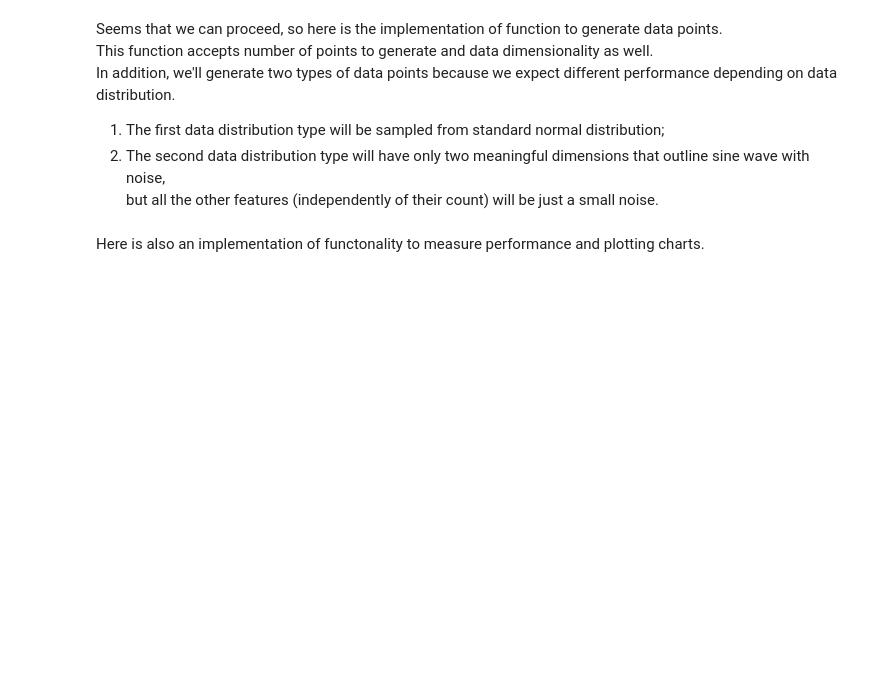
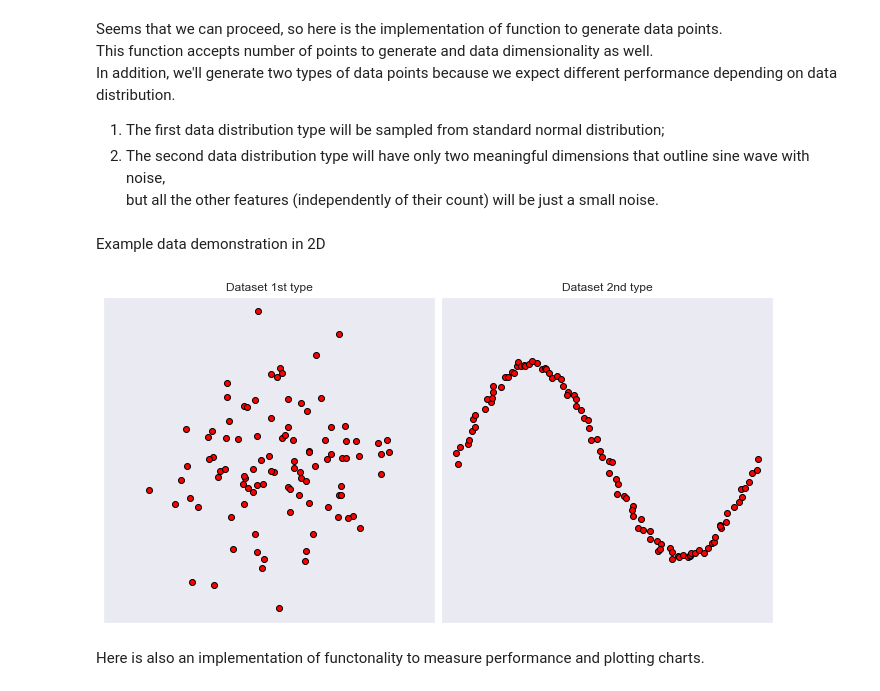
Before and after one commit to pchizhov/knn-optimization-project, a Jupyter notebook: TestReport.ipynb, the cells around one changed output. Saved outputs shown, nothing was run; the diff lists cells and outputs as text; code cells hidden in the pictures; blank space fills up the shorter version.

Commit message:
update figures

```diff
--- a/TestReport.ipynb
+++ b/TestReport.ipynb
@@ -60,16 +62,40 @@ In addition, we'll generate two types of data points because we expect different
 def generate_X_x(n, d, dummy=False):
     if dummy:
         space = np.linspace(0, 2*np.pi, n)[:,np.newaxis]
-        ls = [space, np.sin(space)]
+        ls = [space, 2*np.sin(space)]
         for _ in range(d - 2):
             ls.append(np.repeat(0, len(space))[:, np.newaxis])
 
-        X = np.hstack(ls) + 0.01 * np.random.randn(n, d)
+        X = np.hstack(ls) + 0.05 * np.random.randn(n, d)
     else:
         X = np.random.randn(n, d)
 
     x = X[np.random.randint(0, len(X), 1)] + 0.01 * np.random.randn(1, d)
     return X, x
+# %% [markdown]
+Example data demonstration in 2D
+# %%
+fig, ax = plt.subplots(1, 2, figsize=(12,6), gridspec_kw={'wspace':0.02})
+
+X, x = generate_X_x(100, 2, dummy=False)
+ax[0].scatter(X[:,0], X[:,1], color='red', edgecolor='black')
+ax[0].set_title('Dataset 1st type')
+
+X, x = generate_X_x(100, 2, dummy=True)
+ax[1].scatter(X[:,0], X[:,1], color='red', edgecolor='black')
+ax[1].set_title('Dataset 2nd type')
+
+ax[0].axis('equal')
+ax[0].set_xticks([])
+ax[0].set_yticks([])
+
+ax[1].axis('equal')
+ax[1].set_xticks([])
+ax[1].set_yticks([])
+
+fig.savefig('figures/datasets.png')
+# %% [output]
+[figure, added]
 # %% [markdown]
 Here is also an implementation of functonality to measure performance and plotting charts.
 # %%
```
Also changed, not shown: parts of 14 cells of this notebook, 15 other files.
